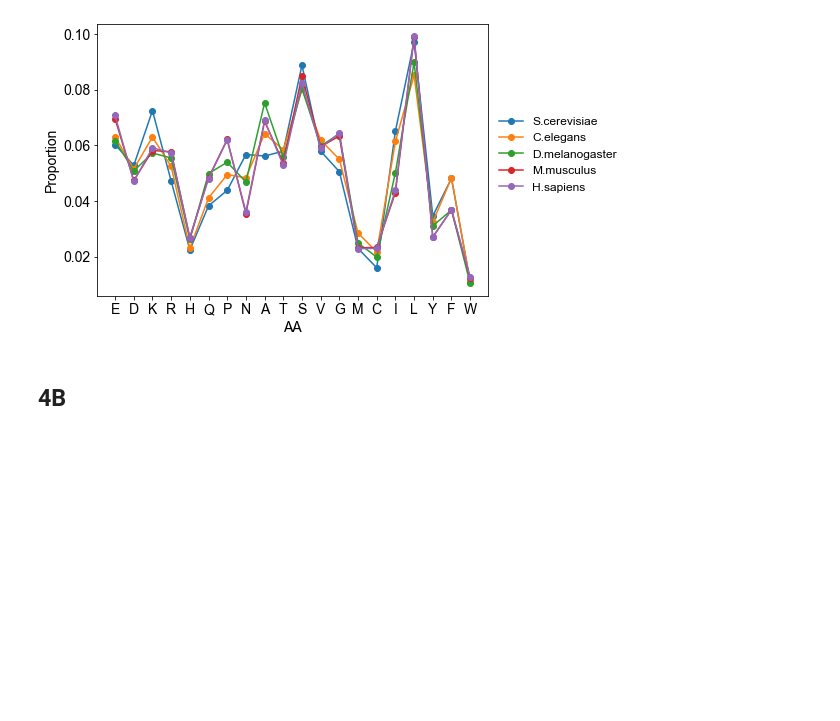
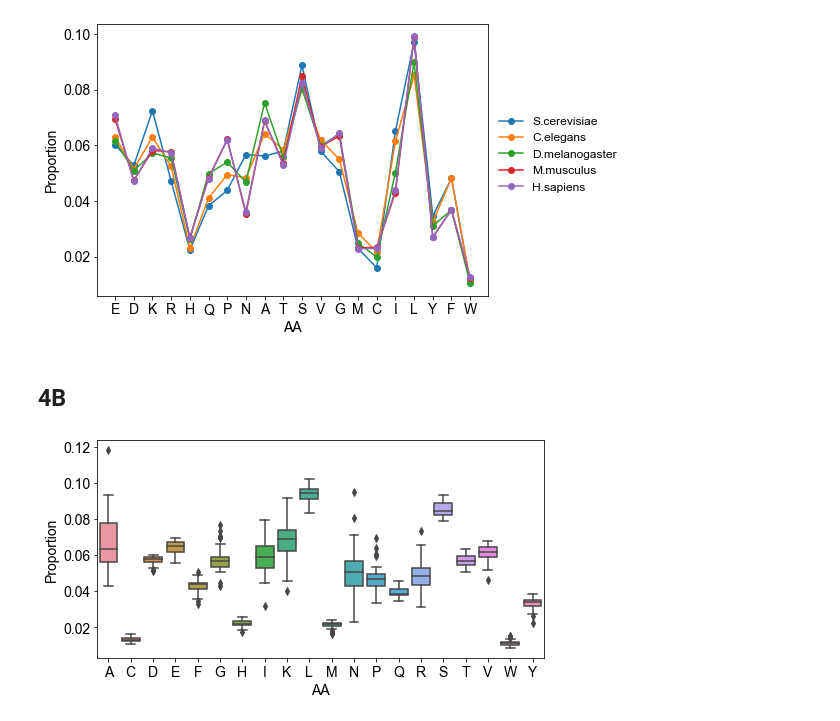
Before and after one commit to rosalindpan/hcrpaper, a Jupyter notebook: figures/FigureS4.ipynb, the cells around one changed output. Saved outputs shown, nothing was run; the diff lists cells and outputs as text; code cells hidden in the pictures; blank space fills up the shorter version.

Commit message:
added more Figure 4 supplement

```diff
--- a/figures/FigureS4.ipynb
+++ b/figures/FigureS4.ipynb
@@ -164,3 +165,17 @@ for species in aybrah:
     c = np.divide(c, len(prot))
     d = comp_to_dict(c)
     comp_dict[species] = d
+# %%
+df3 = pd.DataFrame(columns = ['species', 'AA', 'proportion', 'log.odds'])
+for species in aybrah:
+    c = comp_dict[species]
+    for AA in comp.aas:
+        rv = {}
+        if species == 'Saccharomyces cerevisiae':
+            rv = {'species': species}
+        else:
+            rv = {'species': 'others'}
+        rv['AA'] = AA
+        rv['proportion'] = c[AA]
+        rv['log.odds'] = logit(rv['proportion'])
+        df3 = df3.append(rv, ignore_index=True)
@@ -166,0 +185,12 @@ for species in aybrah:
+# %%
+plt.figure(figsize=(8,4))
+sns.boxplot(x="AA", y="proportion", data=df3)
+#sns.swarmplot(x="AA", y="proportion", data=df3_nonsc,
+#              color = '.3', linewidth=1, alpha=0.8, size=5)
+#sns.swarmplot(x="AA", y="proportion", data=df3_sc,
+#              color = 'cyan', linewidth=1, size=8, marker = 'D')
+plt.ylabel('Proportion', fontsize=14)
+plt.xlabel('AA', fontsize=14)
+plt.show()
+# %% [output]
+[figure, added]
```
Also changed, not shown: parts of 2 cells of this notebook, 1 other file.
